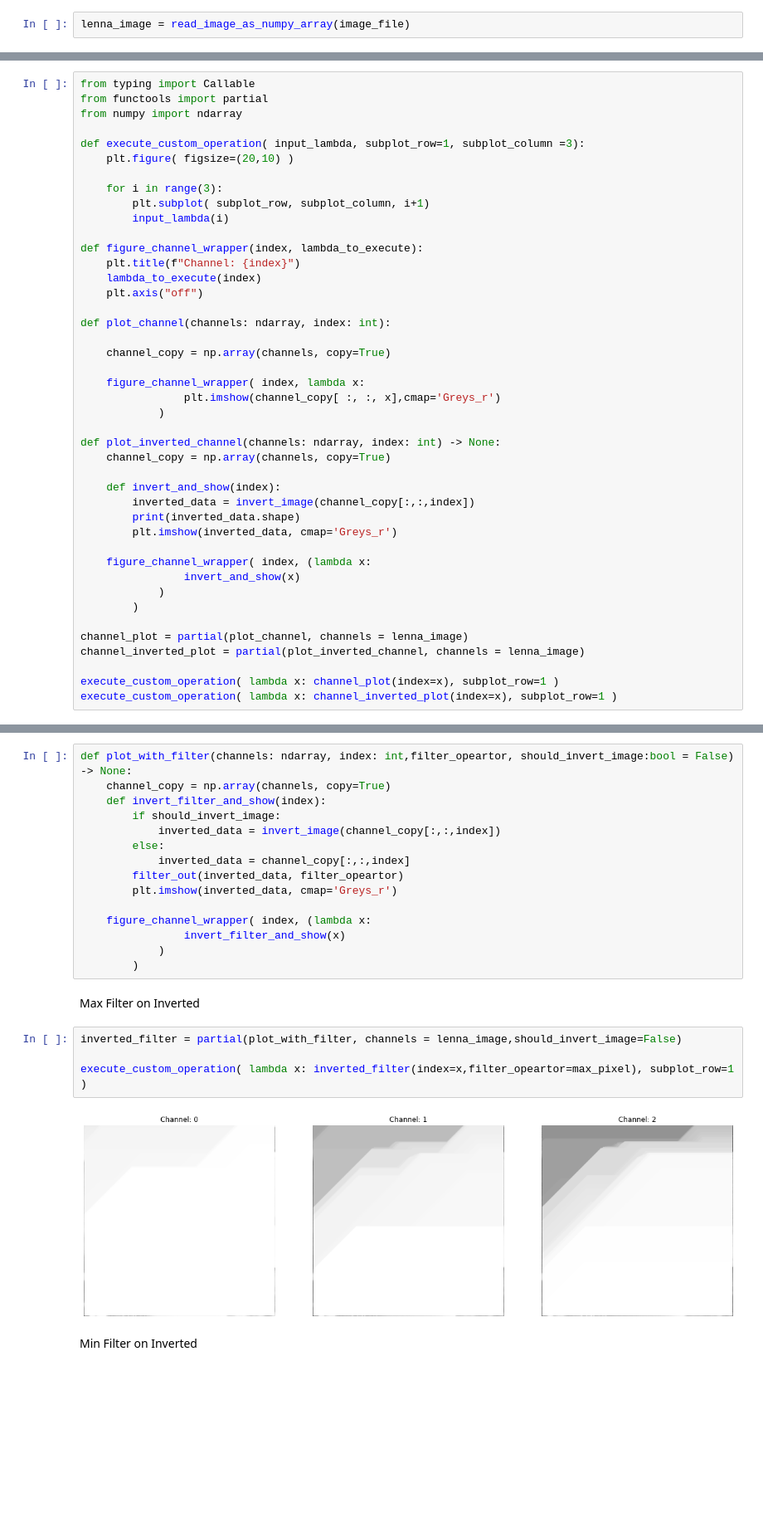
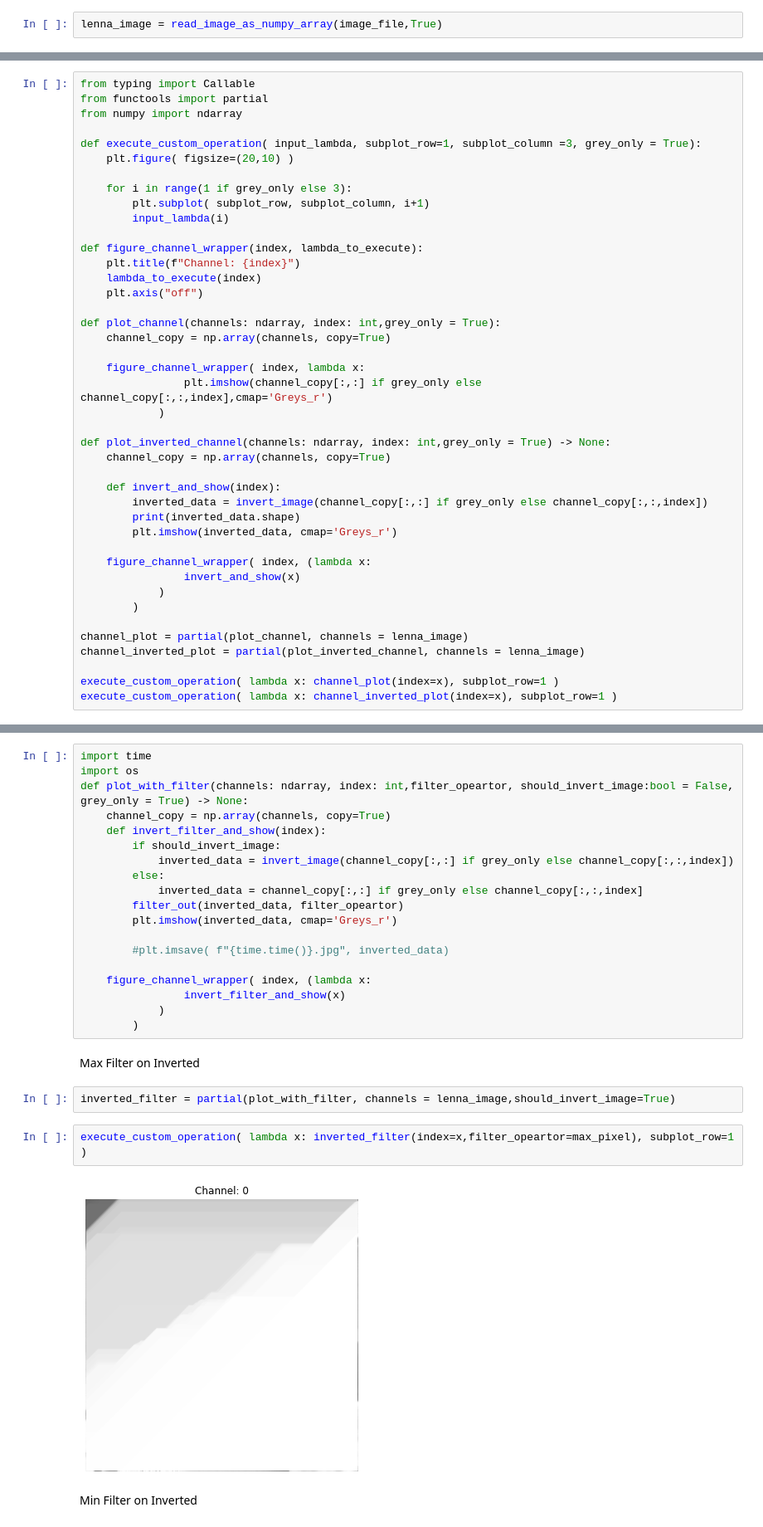
Before and after one commit to santoshkc/image_processing, a Jupyter notebook: image_test.ipynb, the cells around one changed output, grey strips where cells are left out. Shown at 83% size. Drawn from its saved outputs; the diff is of its cells as text; blank space fills up the shorter version.

```diff
--- a/image_test.ipynb
+++ b/image_test.ipynb
@@ -29,4 +31,4 @@ def show_image_histogram(image):
         plt.subplot(1,3,i+1)
         show_histogram(channel, plotColor= 'black',titlePlot=f"Hist Channel {i+1}")
 # %%
-lenna_image = read_image_as_numpy_array(image_file)
+lenna_image = read_image_as_numpy_array(image_file,True)
@@ -74,10 +118,10 @@ from typing import Callable
 from functools import partial
 from numpy import ndarray
 
-def execute_custom_operation( input_lambda, subplot_row=1, subplot_column =3):
+def execute_custom_operation( input_lambda, subplot_row=1, subplot_column =3, grey_only = True):
     plt.figure( figsize=(20,10) )
 
-    for i in range(3):
+    for i in range(1 if grey_only else 3):
         plt.subplot( subplot_row, subplot_column, i+1)
         input_lambda(i)
 
@@ -86,19 +130,18 @@ def figure_channel_wrapper(index, lambda_to_execute):
     lambda_to_execute(index)
     plt.axis("off")
 
-def plot_channel(channels: ndarray, index: int):
-
+def plot_channel(channels: ndarray, index: int,grey_only = True):
     channel_copy = np.array(channels, copy=True)
 
     figure_channel_wrapper( index, lambda x:
-                plt.imshow(channel_copy[ :, :, x],cmap='Greys_r')
+                plt.imshow(channel_copy[:,:] if grey_only else channel_copy[:,:,index],cmap='Greys_r')
             )
 
-def plot_inverted_channel(channels: ndarray, index: int) -> None:
+def plot_inverted_channel(channels: ndarray, index: int,grey_only = True) -> None:
     channel_copy = np.array(channels, copy=True)
 
     def invert_and_show(index):
-        inverted_data = invert_image(channel_copy[:,:,index])
+        inverted_data = invert_image(channel_copy[:,:] if grey_only else channel_copy[:,:,index])
         print(inverted_data.shape)
         plt.imshow(inverted_data, cmap='Greys_r')
 
@@ -164,15 +206,19 @@ def filter_out(image_array, filter_operation):
         for j in range(1,height-1):
             image_array[i,j] = filter_operation(image_array, i, j)
 # %%
-def plot_with_filter(channels: ndarray, index: int,filter_opeartor, should_invert_image:bool = False) -> None:
+import time
+import os
+def plot_with_filter(channels: ndarray, index: int,filter_opeartor, should_invert_image:bool = False, grey_only = True) -> None:
     channel_copy = np.array(channels, copy=True)
     def invert_filter_and_show(index):
         if should_invert_image:
-            inverted_data = invert_image(channel_copy[:,:,index])
+            inverted_data = invert_image(channel_copy[:,:] if grey_only else channel_copy[:,:,index])
         else:
-            inverted_data = channel_copy[:,:,index]
+            inverted_data = channel_copy[:,:] if grey_only else channel_copy[:,:,index]
         filter_out(inverted_data, filter_opeartor)
         plt.imshow(inverted_data, cmap='Greys_r')
+
+        #plt.imsave( f"{time.time()}.jpg", inverted_data)
 
     figure_channel_wrapper( index, (lambda x:
                 invert_filter_and_show(x)
@@ -180,12 +226,12 @@ def plot_with_filter(channels: ndarray, index: int,filter_opeartor, should_inver
         )
 # %% [markdown]
 Max Filter on Inverted
+# %%
+inverted_filter = partial(plot_with_filter, channels = lenna_image,should_invert_image=True)
 # %%
-inverted_filter = partial(plot_with_filter, channels = lenna_image,should_invert_image=False)
-
 execute_custom_operation( lambda x: inverted_filter(index=x,filter_opeartor=max_pixel), subplot_row=1 )
 # %% [output]
-[figure, old version]
+[figure, new version]
 # %% [markdown]
 Min Filter on Inverted
 # %%
```
Also changed, not shown: parts of 31 cells of this notebook.
